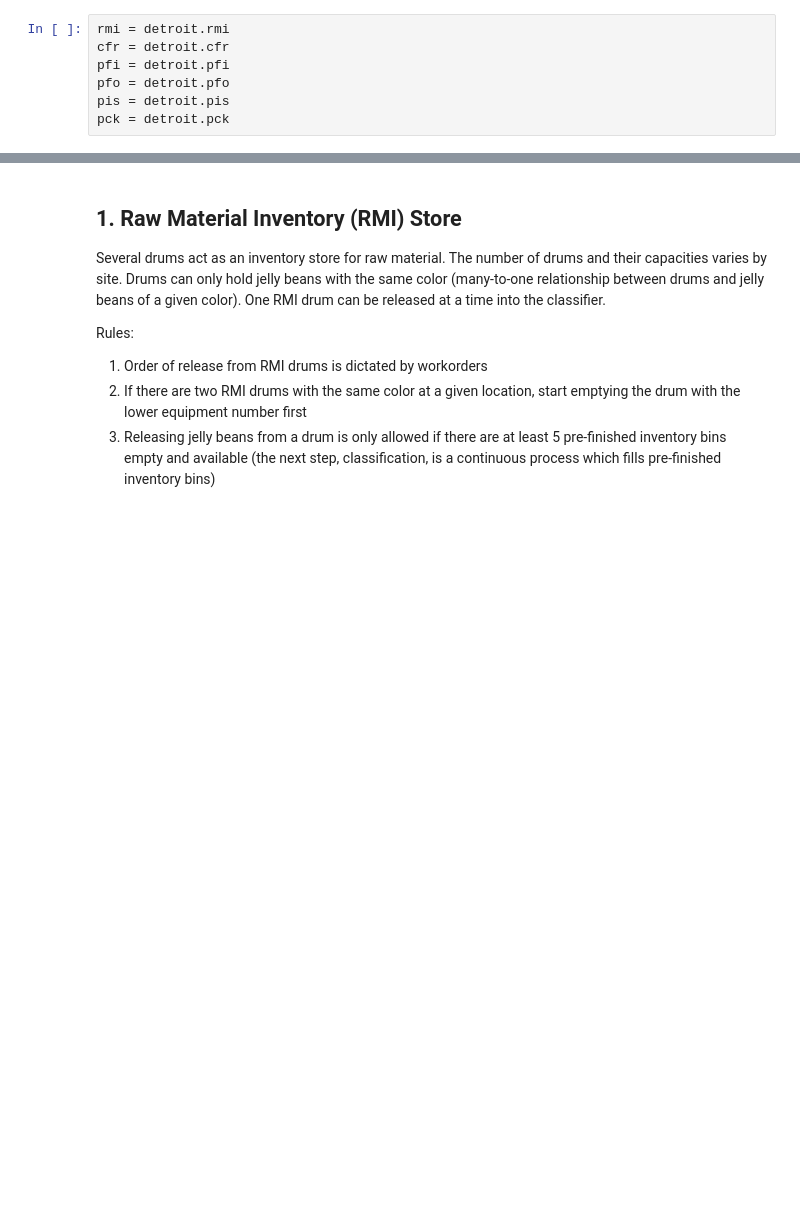
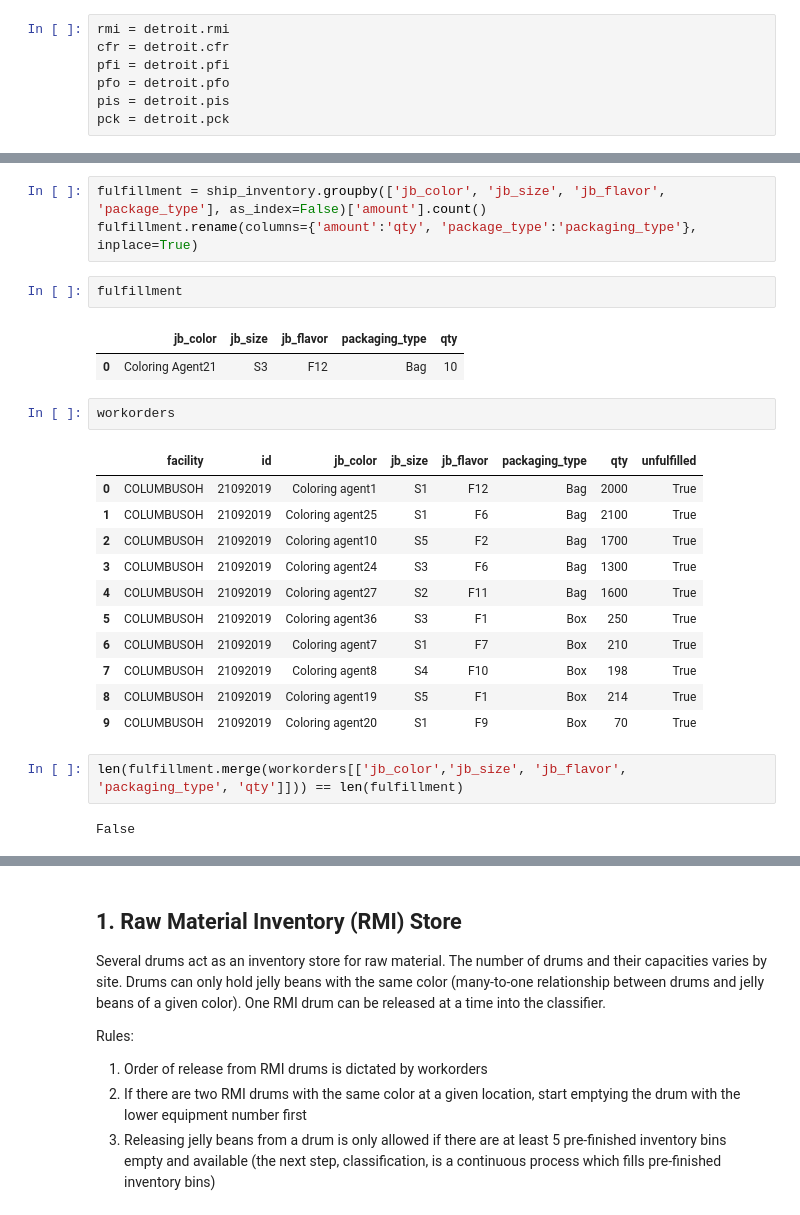
Before and after one commit to meehanjohn/sim_model, a Jupyter notebook: mfg_process.ipynb, the cells around one changed output, grey strips where cells are left out. Saved outputs shown, nothing was run; the diff lists cells and outputs as text; blank space fills up the shorter version.

```diff
--- a/mfg_process.ipynb
+++ b/mfg_process.ipynb
@@ -207,0 +245,26 @@ cfr_out
+# %%
+fulfillment = ship_inventory.groupby(['jb_color', 'jb_size', 'jb_flavor', 'package_type'], as_index=False)['amount'].count()
+fulfillment.rename(columns={'amount':'qty', 'package_type':'packaging_type'}, inplace=True)
+# %%
+fulfillment
+# %% [output]
+|  | jb_color | jb_size | jb_flavor | packaging_type | qty |
+| 0 | Coloring Agent21 | S3 | F12 | Bag | 10 |
+# %%
+workorders
+# %% [output]
+|  | facility | id | jb_color | jb_size | jb_flavor | packaging_type | qty | unfulfilled |
+| 0 | COLUMBUSOH | 21092019 | Coloring agent1 | S1 | F12 | Bag | 2000 | True |
+| 1 | COLUMBUSOH | 21092019 | Coloring agent25 | S1 | F6 | Bag | 2100 | True |
+| 2 | COLUMBUSOH | 21092019 | Coloring agent10 | S5 | F2 | Bag | 1700 | True |
+| 3 | COLUMBUSOH | 21092019 | Coloring agent24 | S3 | F6 | Bag | 1300 | True |
+| 4 | COLUMBUSOH | 21092019 | Coloring agent27 | S2 | F11 | Bag | 1600 | True |
+| 5 | COLUMBUSOH | 21092019 | Coloring agent36 | S3 | F1 | Box | 250 | True |
+| 6 | COLUMBUSOH | 21092019 | Coloring agent7 | S1 | F7 | Box | 210 | True |
+| 7 | COLUMBUSOH | 21092019 | Coloring agent8 | S4 | F10 | Box | 198 | True |
+| 8 | COLUMBUSOH | 21092019 | Coloring agent19 | S5 | F1 | Box | 214 | True |
+| 9 | COLUMBUSOH | 21092019 | Coloring agent20 | S1 | F9 | Box | 70 | True |
+# %%
+len(fulfillment.merge(workorders[['jb_color','jb_size', 'jb_flavor', 'packaging_type', 'qty']])) == len(fulfillment)
+# %% [output]
+False
```
Also changed, not shown: parts of 30 cells of this notebook, 8 other files.
